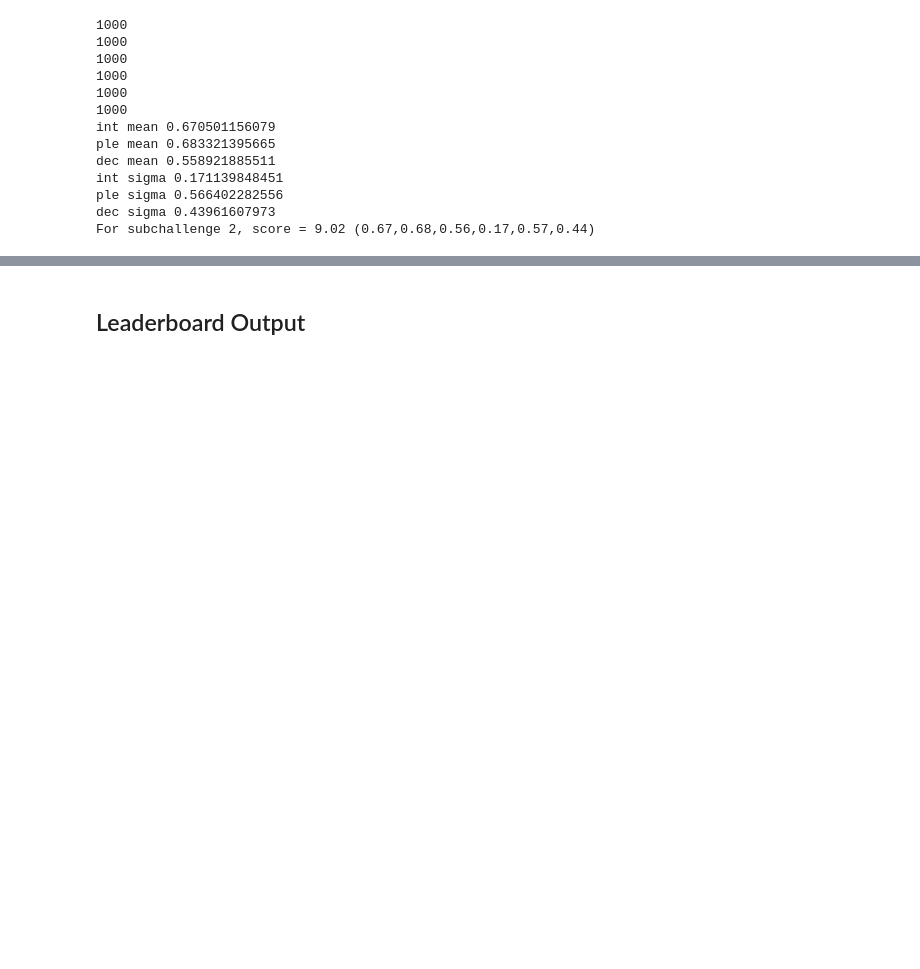
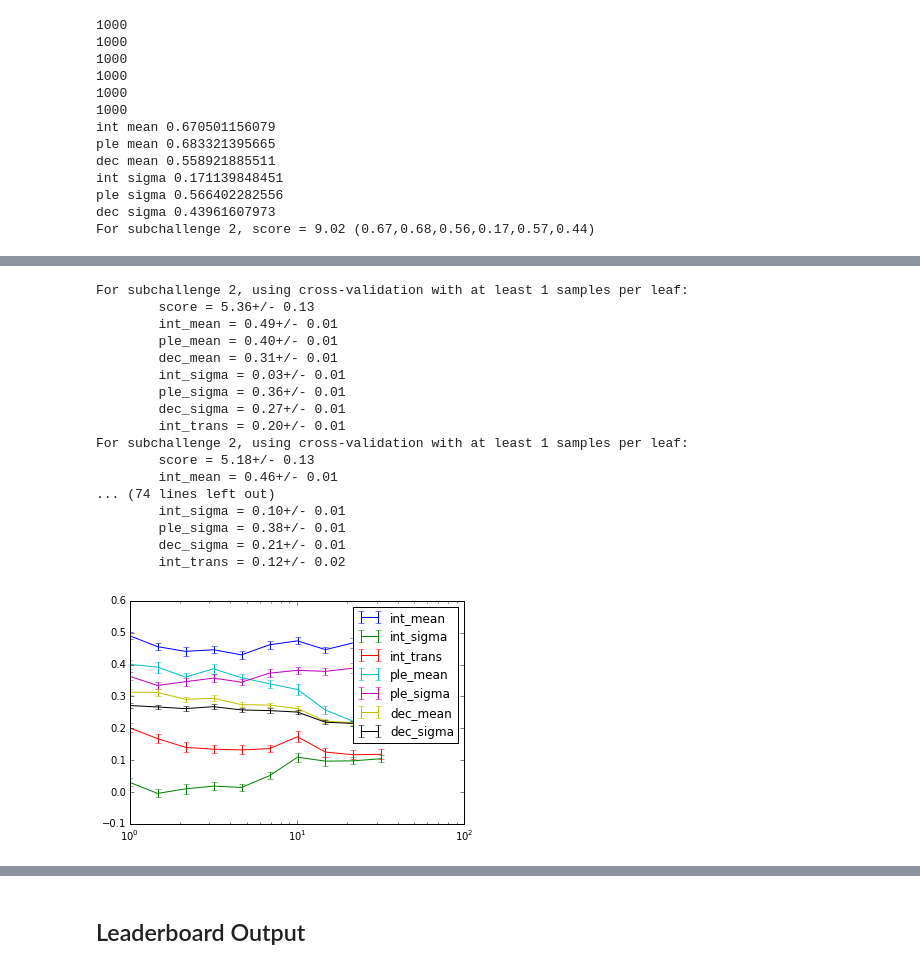
Before and after one commit to beanSsong/dream, a Jupyter notebook: dream2.ipynb, the cells around one changed output, grey strips where cells are left out. Cells and saved outputs as stored; diff of their text form; code cells hidden in the pictures; blank space fills up the shorter version.

```diff
--- a/dream2.ipynb
+++ b/dream2.ipynb
@@ -498,0 +485,31 @@ TypeError: 'zip' object is not subscriptable
+# %%
+ns = 2**np.linspace(0,5,10)
+rs = {n:rfc_cv(X_all,Y_all['mean_std'],n_splits=25,min_samples_leaf=n) for n in ns}
+for kind1 in ['int','ple','dec']:
+    for kind2 in ['mean','sigma','trans']:
+        if kind2 in rs[1.0][1][kind1]:
+            means = [rs[n][1][kind1][kind2]['mean'] for n in ns]
+            sems = [rs[n][1][kind1][kind2]['sem'] for n in ns]
+            plt.errorbar(ns,means,sems,label=kind1+'_'+kind2)
+            plt.xscale('log')
+            plt.xlim(1,100)
+            plt.legend()
+# %% [output]
+For subchallenge 2, using cross-validation with at least 1 samples per leaf:
+        score = 5.36+/- 0.13
+        int_mean = 0.49+/- 0.01
+        ple_mean = 0.40+/- 0.01
+        dec_mean = 0.31+/- 0.01
+        int_sigma = 0.03+/- 0.01
+        ple_sigma = 0.36+/- 0.01
+        dec_sigma = 0.27+/- 0.01
+        int_trans = 0.20+/- 0.01
+For subchallenge 2, using cross-validation with at least 1 samples per leaf:
+        score = 5.18+/- 0.13
+        int_mean = 0.46+/- 0.01
+... (74 lines left out)
+        int_sigma = 0.10+/- 0.01
+        ple_sigma = 0.38+/- 0.01
+        dec_sigma = 0.21+/- 0.01
+        int_trans = 0.12+/- 0.02
+[figure, added]
```
Also changed, not shown: parts of 12 cells of this notebook, 2 other files.
